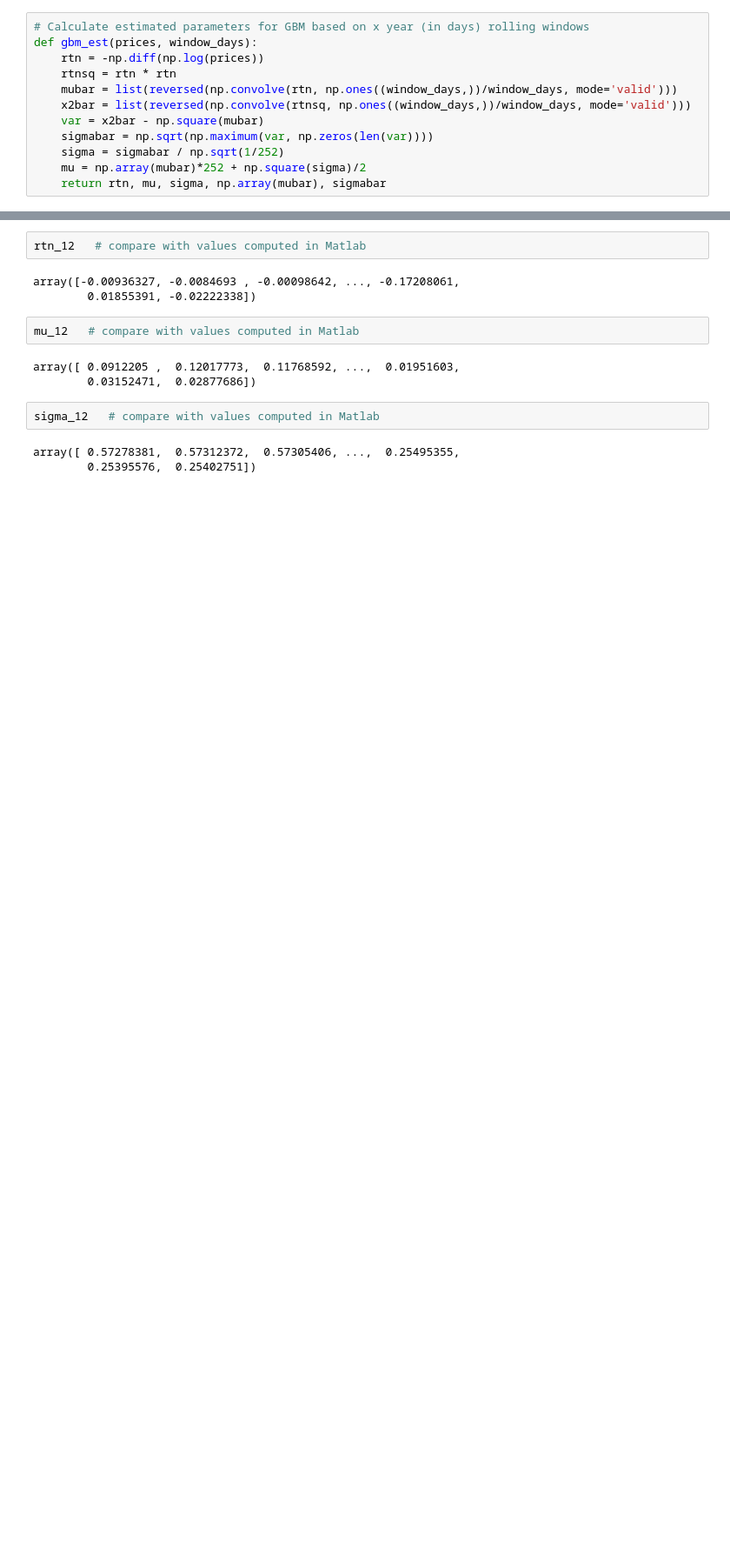
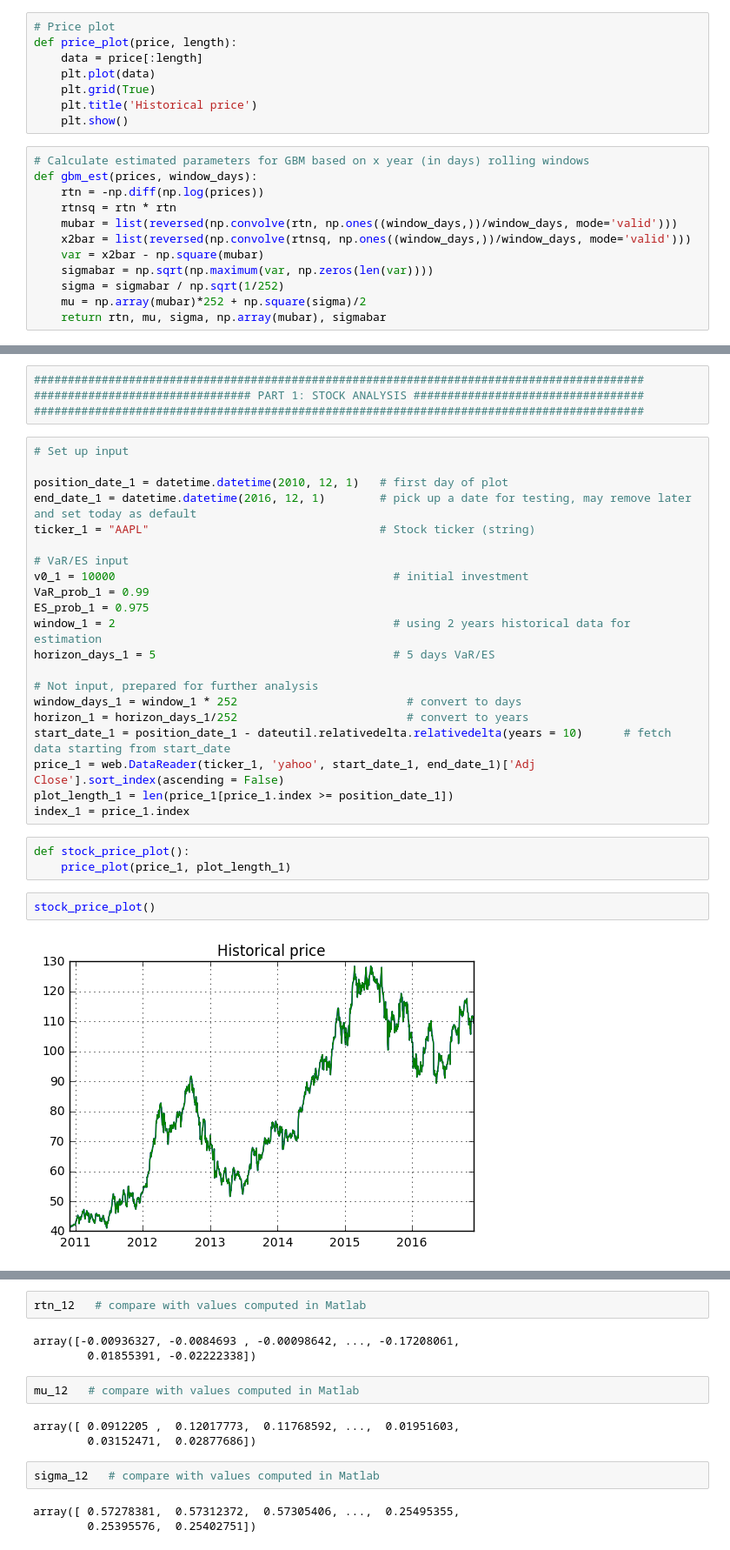
Before and after one commit to Hengyi-Zhu/risk-mgmt-eevee, a Jupyter notebook: Development.ipynb, the cells around one changed output, grey strips where cells are left out. Shown: that part at 87% size. Drawn from its saved outputs; the diff is of its cells as text; blank space fills up the shorter version.

Commit message:
Add portfolio part

```diff
--- a/Development.ipynb
+++ b/Development.ipynb
@@ -68,3 +54,11 @@ price_1 = web.DataReader(ticker_1, 'yahoo', start_date_1, end_date_1)['Adj Close
+# %%
+# Price plot
+def price_plot(price, length):
+    data = price[:length]
+    plt.plot(data)
+    plt.grid(True)
+    plt.title('Historical price')
+    plt.show()
 # %%
 # Calculate estimated parameters for GBM based on x year (in days) rolling windows
 def gbm_est(prices, window_days):
@@ -80,2 +110,34 @@ def gbm_est(prices, window_days):
+# %%
+##########################################################################################
+################################ PART 1: STOCK ANALYSIS ##################################
+##########################################################################################
+# %%
+# Set up input
+
+position_date_1 = datetime.datetime(2010, 12, 1)   # first day of plot
+end_date_1 = datetime.datetime(2016, 12, 1)        # pick up a date for testing, may remove later and set today as default
+ticker_1 = "AAPL"                                  # Stock ticker (string)
+
+# VaR/ES input
+v0_1 = 10000                                         # initial investment
+VaR_prob_1 = 0.99
+ES_prob_1 = 0.975
+window_1 = 2                                         # using 2 years historical data for estimation
+horizon_days_1 = 5                                   # 5 days VaR/ES
+
+# Not input, prepared for further analysis
+window_days_1 = window_1 * 252                         # convert to days
+horizon_1 = horizon_days_1/252                         # convert to years
+start_date_1 = position_date_1 - dateutil.relativedelta.relativedelta(years = 10)      # fetch data starting from start_date
+price_1 = web.DataReader(ticker_1, 'yahoo', start_date_1, end_date_1)['Adj Close'].sort_index(ascending = False)
+plot_length_1 = len(price_1[price_1.index >= position_date_1])
+index_1 = price_1.index
+# %%
+def stock_price_plot():
+    price_plot(price_1, plot_length_1)
+# %%
+stock_price_plot()
+# %% [output]
+[figure, added]
 # %%
 # test with AAPL
```
Also changed, not shown: parts of 50 cells of this notebook.
